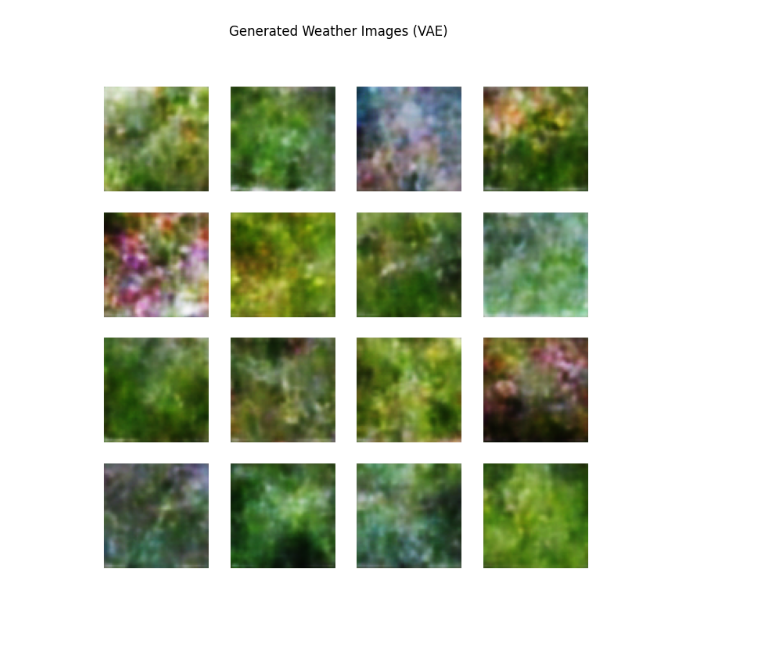
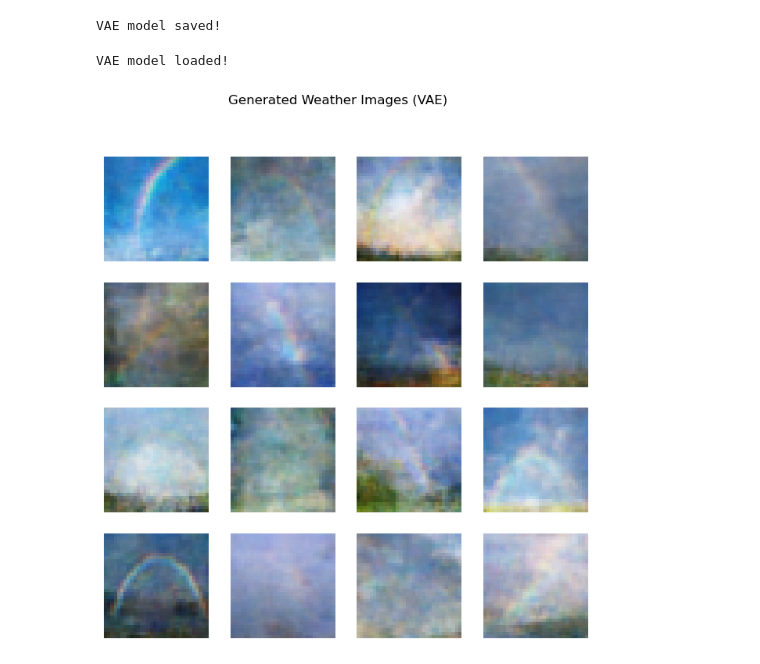
Before and after one commit to mumtez/AIfeb14, a Jupyter notebook: main.ipynb, the cells around one changed output. Saved outputs shown, nothing was run; the diff lists cells and outputs as text; code cells hidden in the pictures; blank space fills up the shorter version.

```diff
--- a/main.ipynb
+++ b/main.ipynb
@@ -166,24 +181,44 @@ Epoch 50/50, Loss: 310.8979
-# %%
-vae.eval()
-n_samples = 16
-# Sample latent vectors (of size 64)
-sampled_z = torch.randn(n_samples, 64).to(device)
-with torch.no_grad():
-    dec_input = vae.decoder_input(sampled_z)
-    dec_input = dec_input.view(n_samples, 256, 4, 4)
-    generated = vae.decoder(dec_input).cpu()
-
-# Denormalize images from [-1,1] to [0,1]
-generated = (generated + 1) / 2
-
-# Plot the generated images
-fig, axes = plt.subplots(4, 4, figsize=(8, 8))
-for i, ax in enumerate(axes.flatten()):
-    ax.imshow(np.transpose(generated[i].numpy(), (1, 2, 0)))
-    ax.axis('off')
-plt.suptitle("Generated Weather Images (VAE)")
-plt.show()
-# %% [output]
-[figure, removed]
+# %%
+# After training, save the VAE's state dictionary
+torch.save(vae.state_dict(), "vae.pth")
+print("VAE model saved!")
+# %% [output]
+VAE model saved!
+# %%
+# Initialize the VAE and load the saved weights
+vae = VAE(latent_dim=256).to(device)
+# Use weights_only=True for safer loading (if supported)
+vae.load_state_dict(torch.load("vae.pth", map_location=device, weights_only=True))
+vae.eval()  # Set the model to evaluation mode
+
+print("VAE model loaded!")
+
+# Generate images from the VAE
+
+n_samples = 16
+# Sample latent vectors of dimension 256
+sampled_z = torch.randn(n_samples, 256).to(device)
+with torch.no_grad():
+    # Pass the latent vectors through the decoder input layer
+    dec_input = vae.decoder_input(sampled_z)
+    # Reshape to (n_samples, 256, 2, 2) as expected by the decoder
+    dec_input = dec_input.view(n_samples, 256, 2, 2)
+    # Generate images using the decoder
+    generated = vae.decoder(dec_input).cpu()
+
+# Denormalize images from [-1, 1] to [0, 1]
+generated = (generated + 1) / 2
+
+# Plot the generated images
+fig, axes = plt.subplots(4, 4, figsize=(8, 8))
+for i, ax in enumerate(axes.flatten()):
+    # Transpose to (height, width, channels) for imshow
+    ax.imshow(np.transpose(generated[i].numpy(), (1, 2, 0)))
+    ax.axis('off')
+plt.suptitle("Generated Weather Images (VAE)")
+plt.show()
+# %% [output]
+VAE model loaded!
+[figure, added]
 # %%
 # Generator
```
Also changed, not shown: parts of 12 cells of this notebook, 5 other files.
